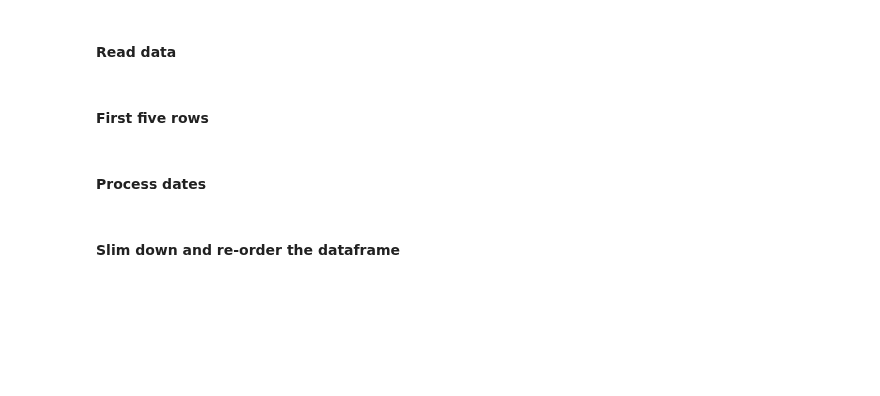
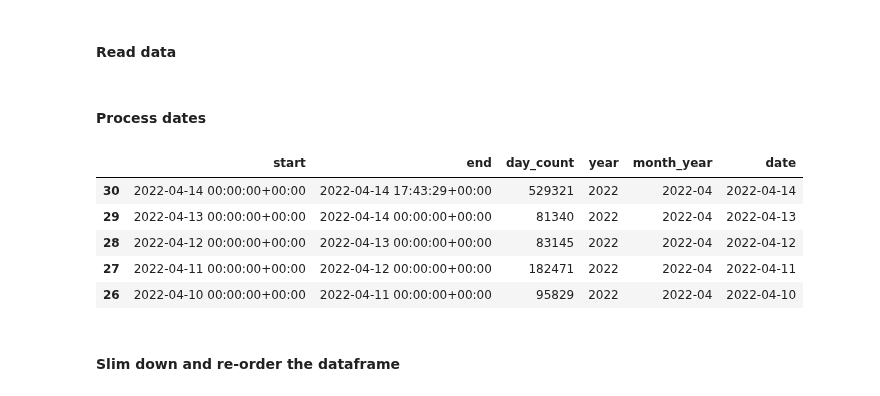
Before and after one commit to stiles/usc, a Jupyter notebook: students/shreyaag/notebooks/16-twitter-mentions-DEMO.ipynb, the cells around one changed output. Cells and saved outputs as stored; diff of their text form; code cells hidden in the pictures; blank space fills up the shorter version.

```diff
--- a/students/shreyaag/notebooks/16-twitter-mentions-DEMO.ipynb
+++ b/students/shreyaag/notebooks/16-twitter-mentions-DEMO.ipynb
@@ -22,18 +22,26 @@ pd.options.display.max_rows = 1000
 #     "../data/raw/usc_mentions_daily.csv", parse_dates=["start", "end"]
 # ).sort_values("start", ascending=False)
 # %%
-# mentioned = "Elon Musk"
+mentioned = "elonmusk"
 
-# src = pd.read_csv(
-#     "../data/raw/elonmusk_mentions_daily_full_name.csv", parse_dates=["start", "end"]
-# ).sort_values("start", ascending=False)
+src = pd.read_csv(
+    "https://raw.githubusercontent.com/stiles/usc/main/data/raw/elonmusk_mentions_daily_full_name.csv",
+    parse_dates=["start", "end"],
+).sort_values("start", ascending=False)
-# %% [markdown]
-#### First five rows
 # %% [markdown]
 #### Process dates
 # %%
-# src["year"] = pd.to_datetime(src["start"]).dt.strftime("%Y")
-# src["month_year"] = pd.to_datetime(src["start"]).dt.strftime("%Y-%m")
-# src["date"] = pd.to_datetime(src["start"]).dt.strftime("%Y-%m-%d")
+src["year"] = pd.to_datetime(src["start"]).dt.strftime("%Y")
+src["month_year"] = pd.to_datetime(src["start"]).dt.strftime("%Y-%m")
+src["date"] = pd.to_datetime(src["start"]).dt.strftime("%Y-%m-%d")
+# %%
+src.head()
+# %% [output]
+|  | start | end | day_count | year | month_year | date |
+| 30 | 2022-04-14 00:00:00+00:00 | 2022-04-14 17:43:29+00:00 | 529321 | 2022 | 2022-04 | 2022-04-14 |
+| 29 | 2022-04-13 00:00:00+00:00 | 2022-04-14 00:00:00+00:00 | 81340 | 2022 | 2022-04 | 2022-04-13 |
+| 28 | 2022-04-12 00:00:00+00:00 | 2022-04-13 00:00:00+00:00 | 83145 | 2022 | 2022-04 | 2022-04-12 |
+| 27 | 2022-04-11 00:00:00+00:00 | 2022-04-12 00:00:00+00:00 | 182471 | 2022 | 2022-04 | 2022-04-11 |
+| 26 | 2022-04-10 00:00:00+00:00 | 2022-04-11 00:00:00+00:00 | 95829 | 2022 | 2022-04 | 2022-04-10 |
 # %% [markdown]
 #### Slim down and re-order the dataframe
```
Also changed, not shown: parts of 12 cells of this notebook, 1 other file.
